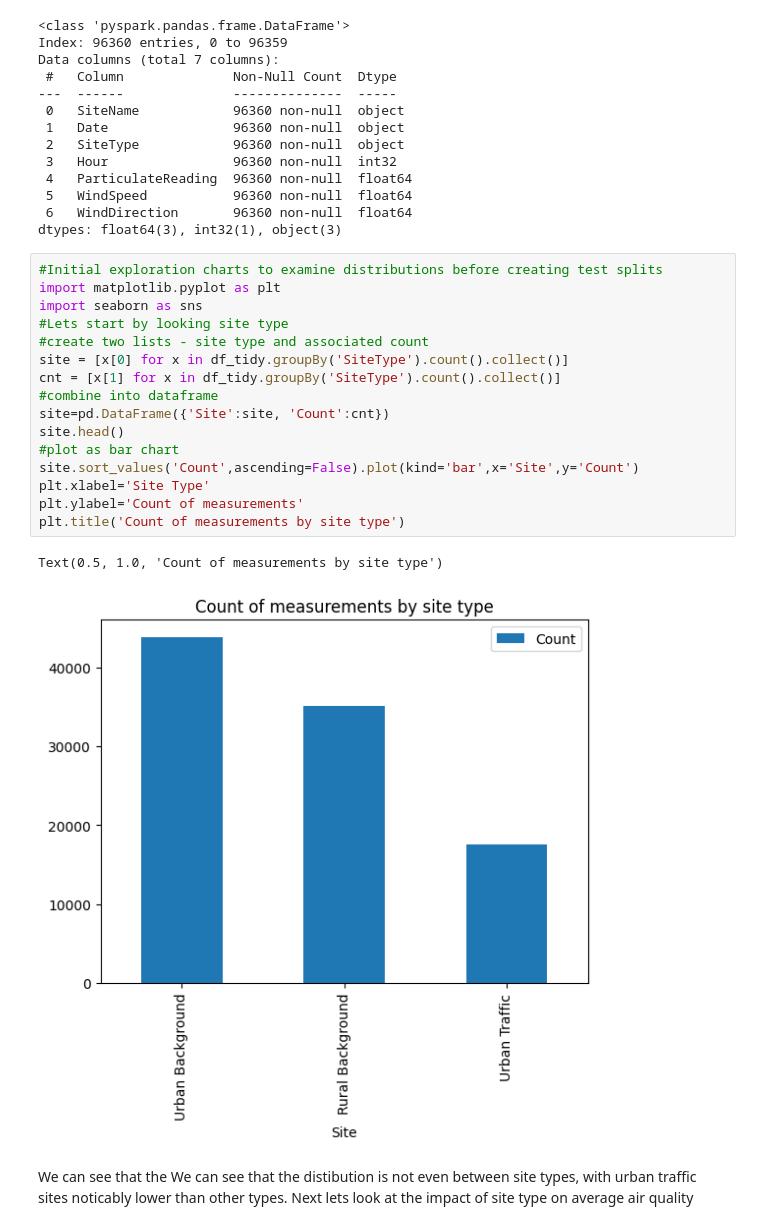
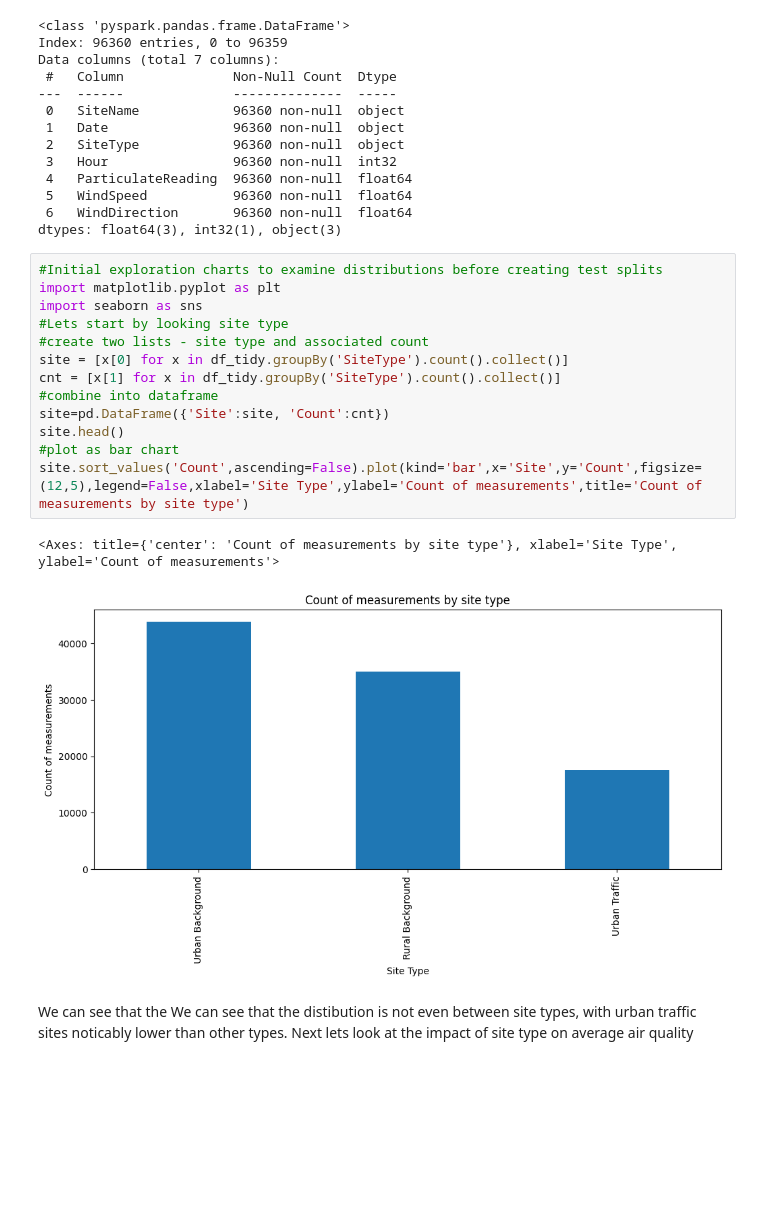
Before and after one commit to Pirate-Dan/MOD006902-Air-Quality, a Jupyter notebook: AirQuality_PreProcessing.ipynb, the cells around one changed output. Saved outputs shown, nothing was run; the diff lists cells and outputs as text; blank space fills up the shorter version.

Commit message:
Addition of new charts and labels to existing charts

```diff
--- a/AirQuality_PreProcessing.ipynb
+++ b/AirQuality_PreProcessing.ipynb
@@ -500,22 +500,19 @@ dtypes: float64(3), int32(1), object(3)
 # %%
 #Initial exploration charts to examine distributions before creating test splits
 import matplotlib.pyplot as plt
 import seaborn as sns
 #Lets start by looking site type
 #create two lists - site type and associated count
 site = [x[0] for x in df_tidy.groupBy('SiteType').count().collect()]
 cnt = [x[1] for x in df_tidy.groupBy('SiteType').count().collect()]
 #combine into dataframe
 site=pd.DataFrame({'Site':site, 'Count':cnt})
 site.head()
 #plot as bar chart
-site.sort_values('Count',ascending=False).plot(kind='bar',x='Site',y='Count')
-plt.xlabel='Site Type'
-plt.ylabel='Count of measurements'
-plt.title('Count of measurements by site type')
+site.sort_values('Count',ascending=False).plot(kind='bar',x='Site',y='Count',figsize=(12,5),legend=False,xlabel='Site Type',ylabel='Count of measurements',title='Count of measurements by site type')
 # %% [output]
-Text(0.5, 1.0, 'Count of measurements by site type')
+<Axes: title={'center': 'Count of measurements by site type'}, xlabel='Site Type', ylabel='Count of measurements'>
-[figure, old version]
+[figure, new version]
 # %% [markdown]
 We can see that the We can see that the distibution is not even between site types, with urban traffic sites noticably lower than other types.  Next lets look at the impact of site type on average air quality
 # %%
```
Also changed, not shown: parts of 7 cells of this notebook, 1 other file.
